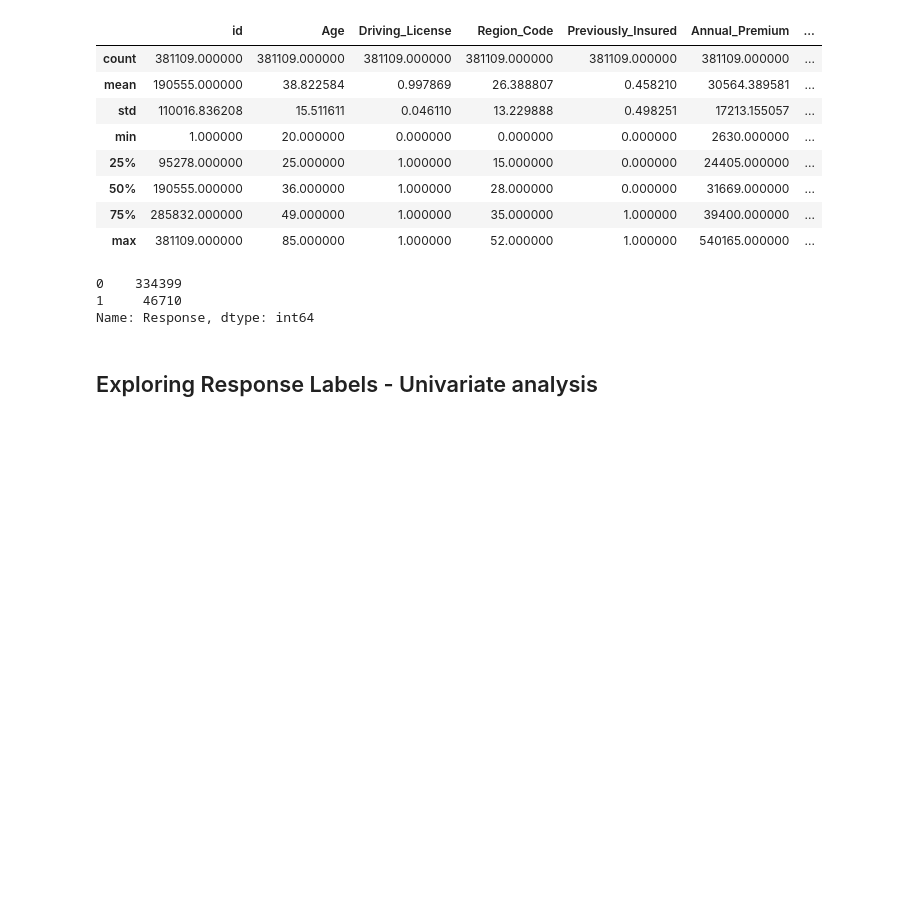
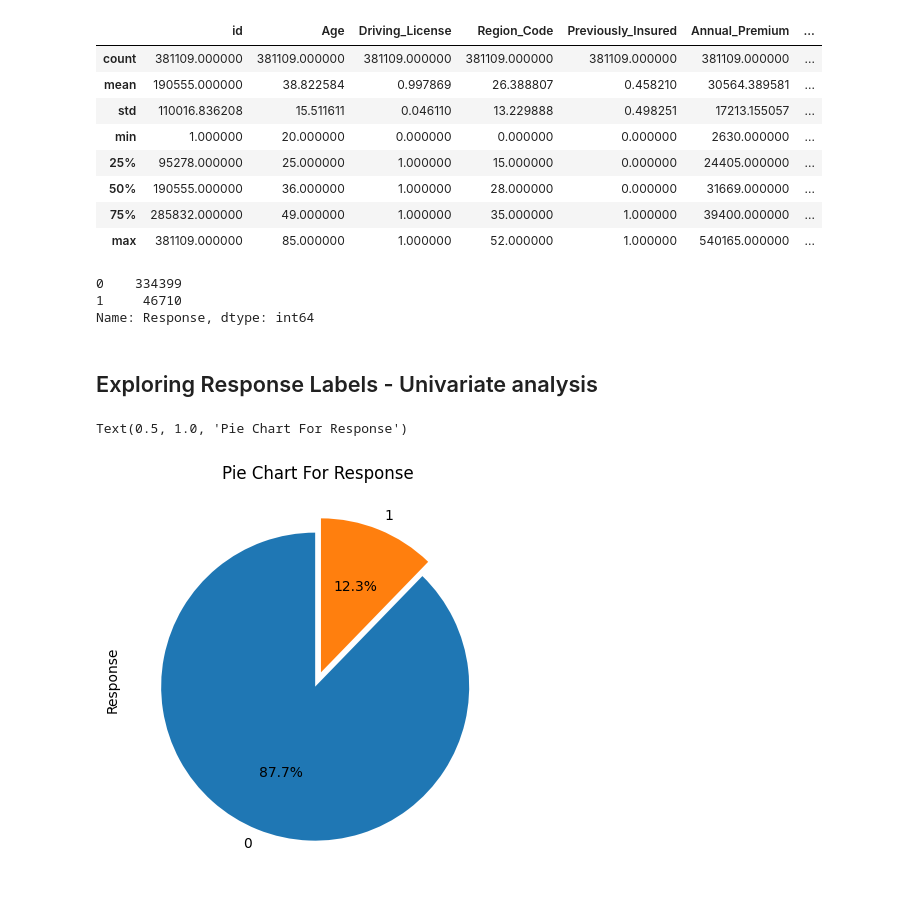
Before and after one commit to rajkumarshedage/Health-Insurance-Cross-Sell-Prediction, a Jupyter notebook: Health_Insurance_Cross_Sell_Prediction_.ipynb, the cells around one changed output. Drawn from its saved outputs; the diff is of its cells as text; code cells hidden in the pictures; blank space fills up the shorter version.

```diff
--- a/Health_Insurance_Cross_Sell_Prediction_.ipynb
+++ b/Health_Insurance_Cross_Sell_Prediction_.ipynb
@@ -180,3 +180,9 @@ df['Response'].value_counts()
 Name: Response, dtype: int64
 # %% [markdown]
 ## Exploring Response Labels - Univariate analysis
+# %%
+df['Response'].value_counts().plot.pie(explode=[0.05,0.05], autopct='%1.1f%%',startangle = 90, figsize = (5,5))
+plt.title('Pie Chart For Response')
+# %% [output]
+Text(0.5, 1.0, 'Pie Chart For Response')
+[figure, added]
```
Also changed, not shown: parts of 18 cells of this notebook.
